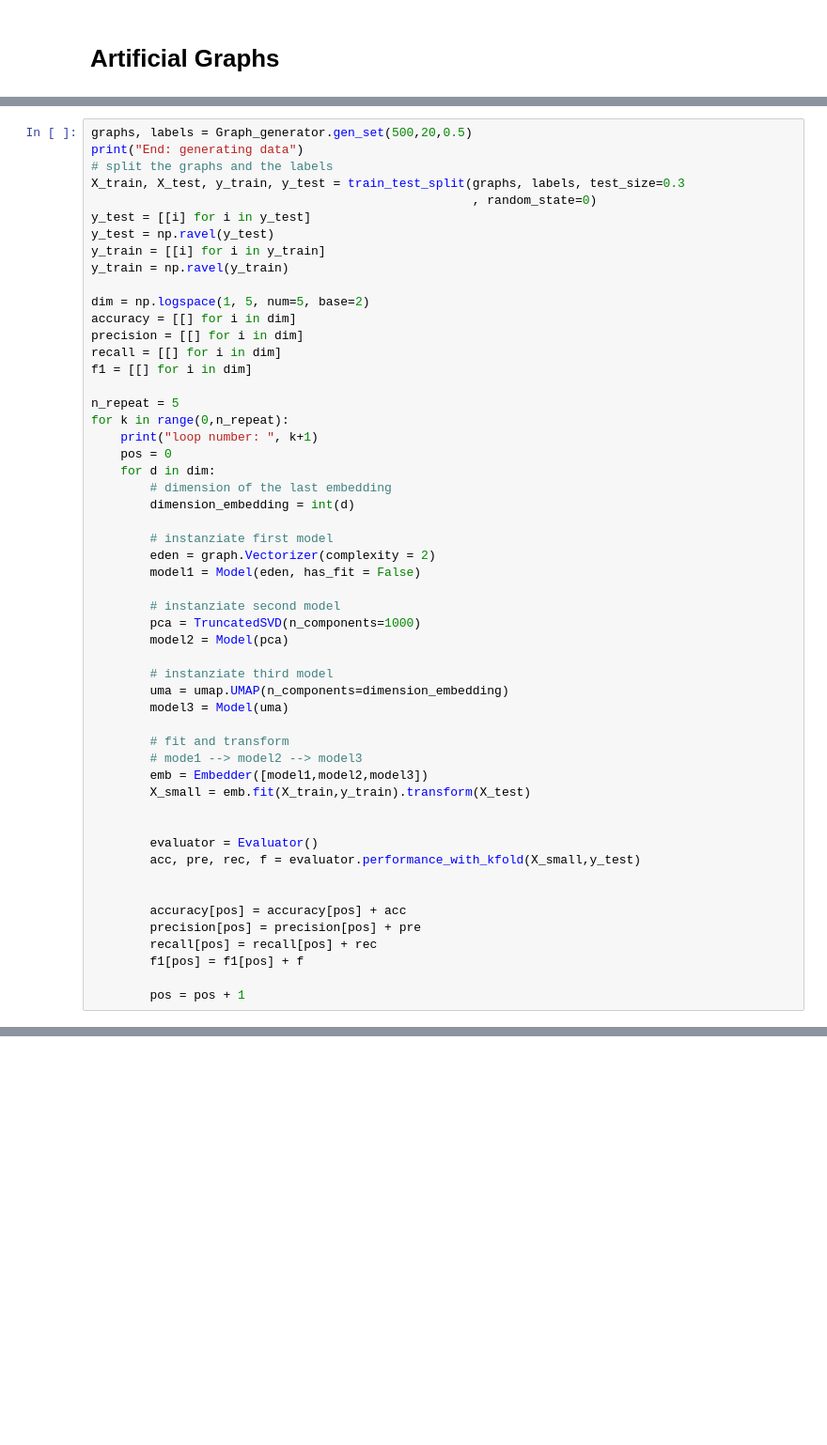
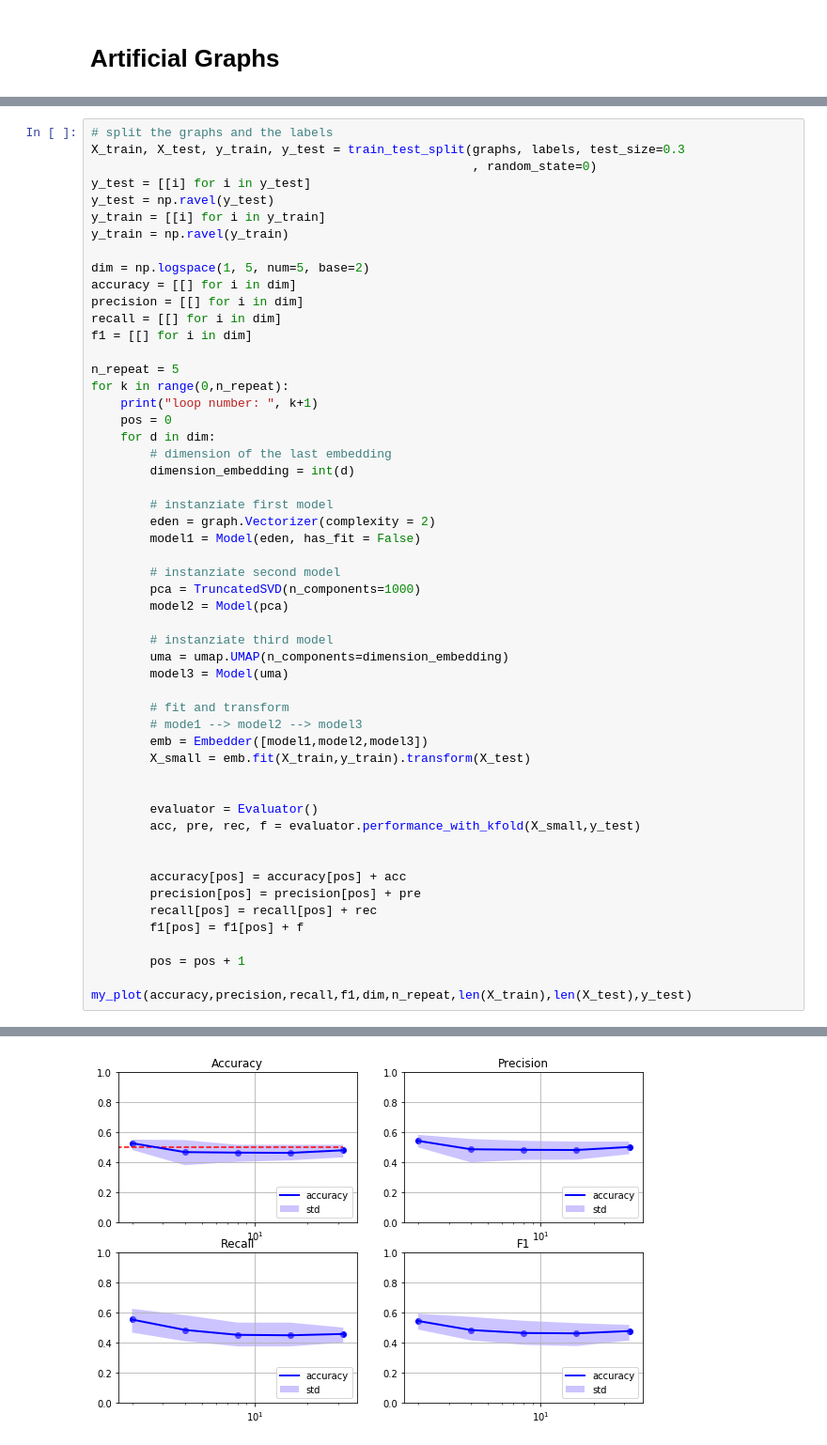
Before and after one commit to AntonioLonga/Master-thesis, a Jupyter notebook: Experiments/Usage_Embedder.ipynb, the cells around one changed output, grey strips where cells are left out. Shown: that part at 94% size. Drawn from its saved outputs; the diff is of its cells as text; blank space fills up the shorter version.

```diff
--- a/Experiments/Usage_Embedder.ipynb
+++ b/Experiments/Usage_Embedder.ipynb
@@ -107,6 +130,4 @@ metrics differents dimensions:
 # %%
-graphs, labels = Graph_generator.gen_set(500,20,0.5)
-print("End: generating data")
 # split the graphs and the labels
 X_train, X_test, y_train, y_test = train_test_split(graphs, labels, test_size=0.3
                                                     , random_state=0)
@@ -157,4 +178,6 @@ for k in range(0,n_repeat):
         f1[pos] = f1[pos] + f
 
         pos = pos + 1
+
+my_plot(accuracy,precision,recall,f1,dim,n_repeat,len(X_train),len(X_test),y_test)
 # %% [output]
@@ -166,0 +200 @@ loop number:  5
+[figure, added]
```
Also changed, not shown: parts of 11 cells of this notebook.
